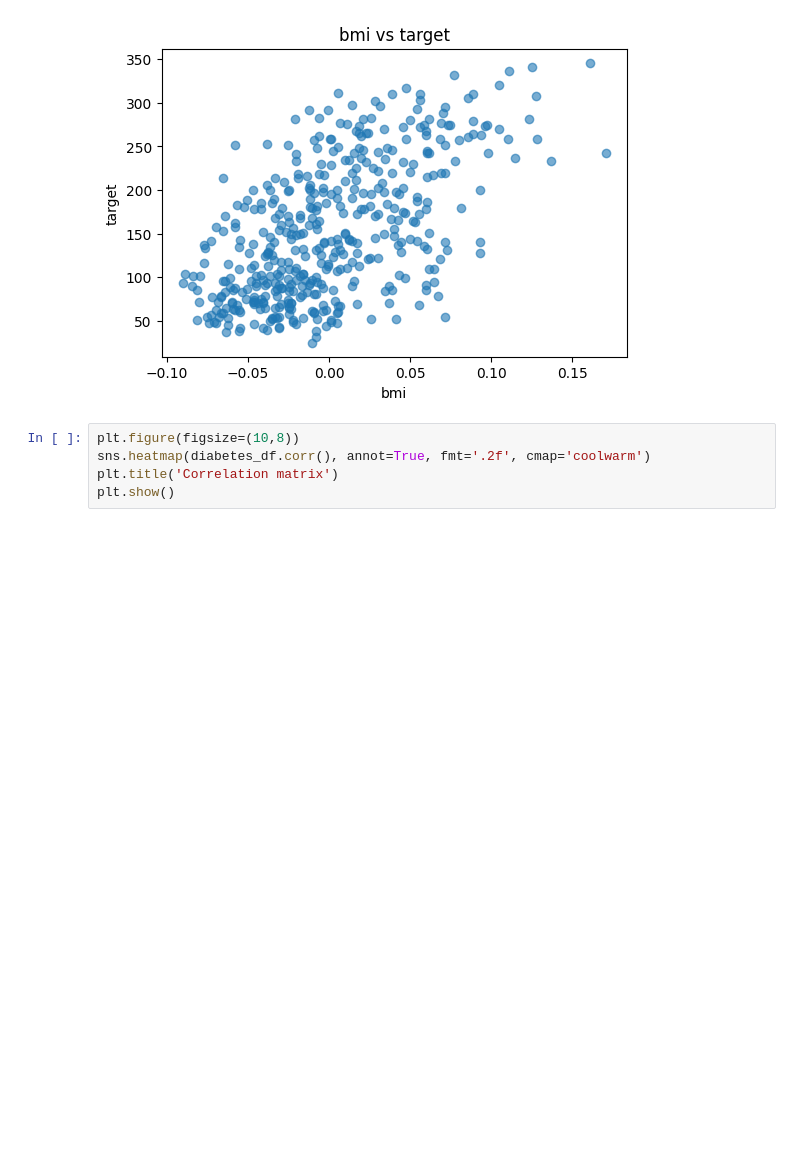
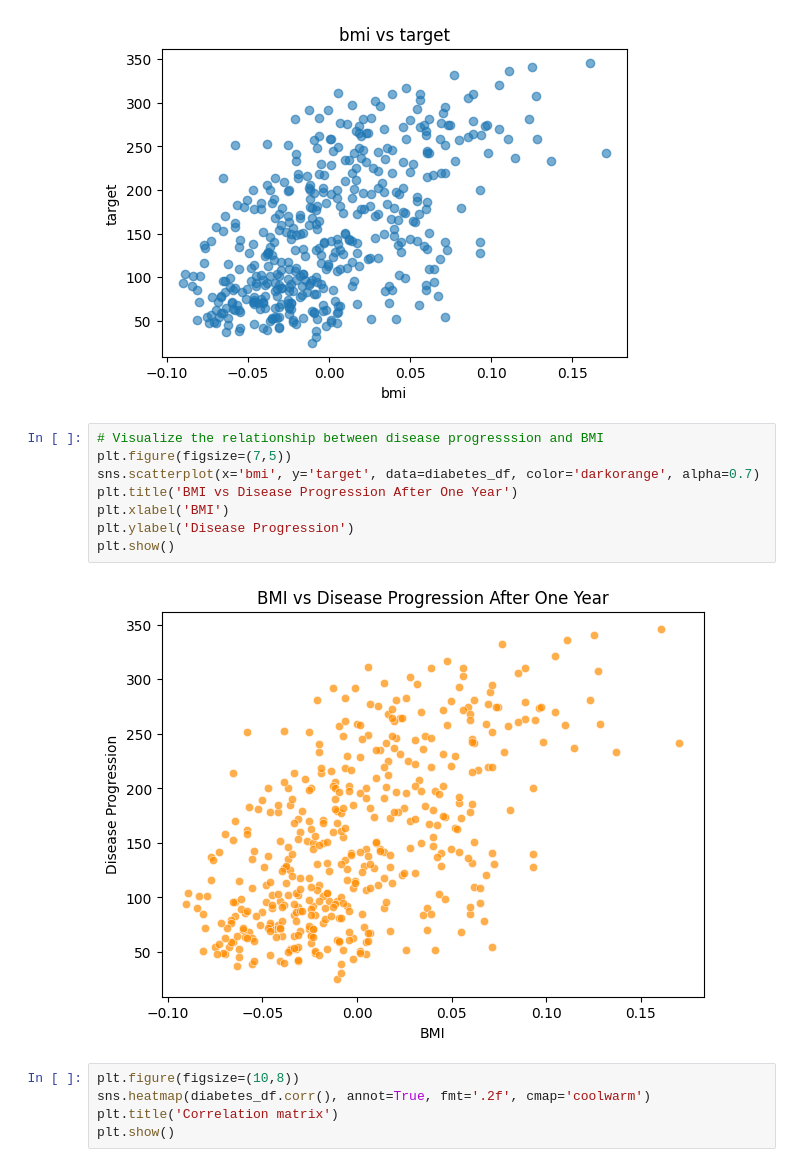
Before and after one commit to Lesley-w19/MultivariateLinearRegression-NonParametricModels-CrossValidation, a Jupyter notebook: DiabetesPracticalLab.ipynb, the cells around one changed output. Cells and saved outputs as stored; diff of their text form; blank space fills up the shorter version.

Commit message:
Added visualization on the eda part

```diff
--- a/DiabetesPracticalLab.ipynb
+++ b/DiabetesPracticalLab.ipynb
@@ -84,6 +84,16 @@ plot_histograms(diabetes_df.drop(columns=['target']))
 scatter_feature_target(diabetes_df, 'bmi', target='target')
 # %% [output]
 [figure]
+# %%
+# Visualize the relationship between disease progresssion and BMI
+plt.figure(figsize=(7,5))
+sns.scatterplot(x='bmi', y='target', data=diabetes_df, color='darkorange', alpha=0.7)
+plt.title('BMI vs Disease Progression After One Year')
+plt.xlabel('BMI')
+plt.ylabel('Disease Progression')
+plt.show()
+# %% [output]
+[figure, added]
 # %%
 plt.figure(figsize=(10,8))
 sns.heatmap(diabetes_df.corr(), annot=True, fmt='.2f', cmap='coolwarm')
```
